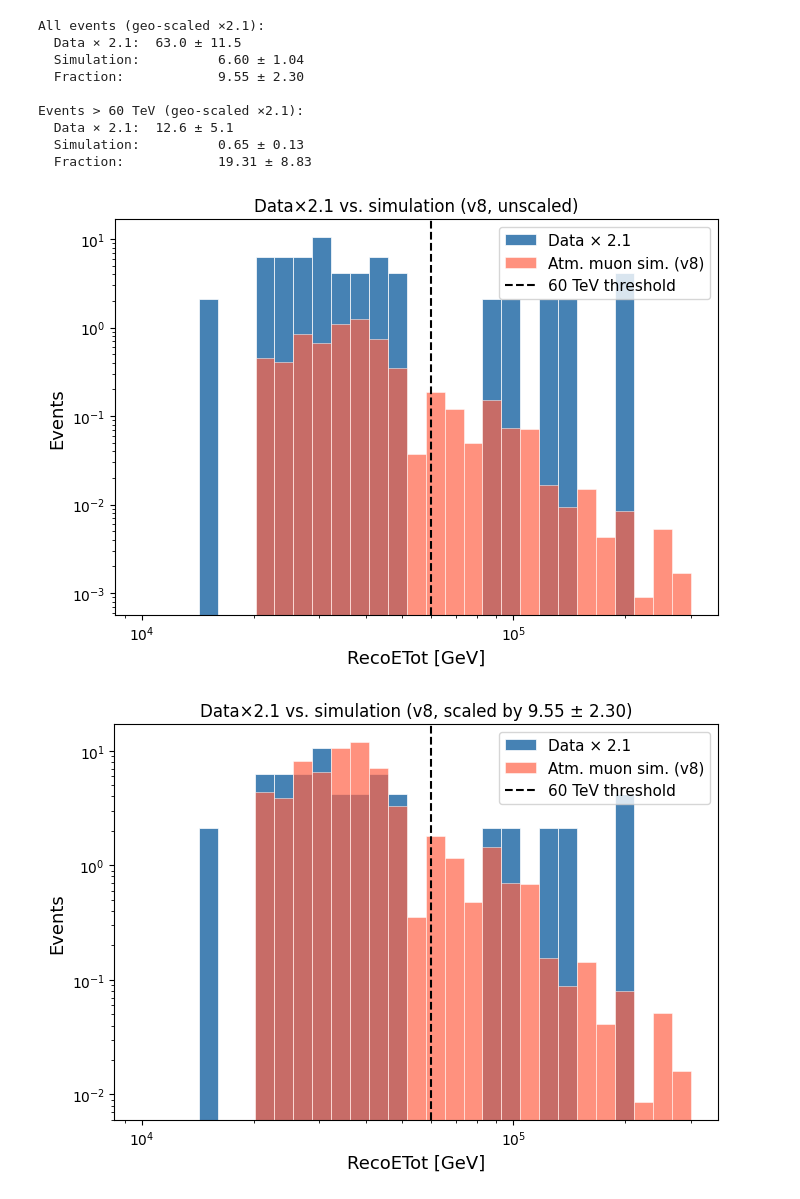
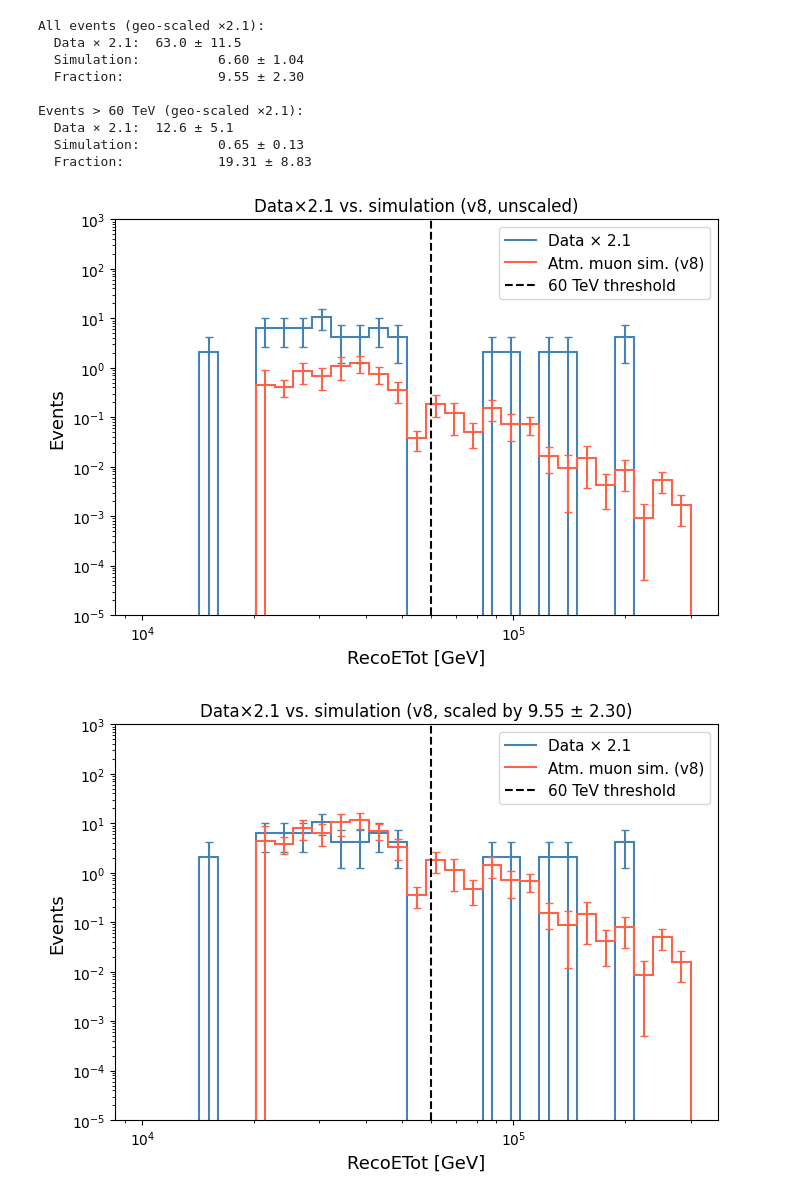
Before and after one commit to tjuanve/muon_tagging_summer_project, a Jupyter notebook: notebooks/muon_tag_analysis.ipynb, the cells around one changed output. Saved outputs shown, nothing was run; the diff lists cells and outputs as text; code cells hidden in the pictures.

```diff
--- a/notebooks/muon_tag_analysis.ipynb
+++ b/notebooks/muon_tag_analysis.ipynb
@@ -11,7 +11,8 @@ PLOT_DIR.mkdir(exist_ok=True)
 H5_FILE = '/data/user/tvaneede/muon_tagging/data_processing/output/h5/merged.h5'
 
 with h5py.File(H5_FILE, 'r') as f:
-    reco_etot = f['RecoETot']['value'][:]  # GeV
+    reco_etot   = f['RecoETot']['value'][:]   # GeV
+    reco_zenith = f['RecoZenith']['value'][:]  # radians
 
 print(f'Total events: {len(reco_etot)}')
 print(f'Energy range: {reco_etot.min():.0f} – {reco_etot.max():.0f} GeV')
@@ -66,14 +67,19 @@ GEO_FACTOR  = 2.1   # geometric acceptance correction
 n_total = len(reco_etot)
 n_above  = np.sum(reco_etot > E_THRESHOLD)
 
-bins = np.logspace(np.log10(10e3), np.log10(300e3), 30)  # 10–300 TeV in GeV
+bins        = np.logspace(np.log10(10e3), np.log10(300e3), 30)  # 10–300 TeV in GeV
+bin_centers = 0.5 * (bins[:-1] + bins[1:])
+
+n_raw   = np.histogram(reco_etot, bins=bins)[0]
+n_geo   = n_raw * GEO_FACTOR
+err_geo = np.sqrt(n_raw) * GEO_FACTOR
 
 fig, ax = plt.subplots(figsize=(7, 5))
 
-ax.hist(reco_etot, bins=bins,
-        weights=np.full(len(reco_etot), GEO_FACTOR),
-        color='steelblue', edgecolor='white', linewidth=0.5,
-        label=f'Data × {GEO_FACTOR}')
+ax.stairs(n_geo, bins, color='steelblue', linewidth=1.5, label=f'Data × {GEO_FACTOR}')
+mask = n_geo > 0
+ax.errorbar(bin_centers[mask], n_geo[mask], yerr=err_geo[mask],
+            fmt='none', color='steelblue', capsize=3)
 ax.axvline(E_THRESHOLD, color='black', linestyle='--', linewidth=1.5,
            label='60 TeV threshold')
 
@@ -141,44 +147,61 @@ Events > 60 TeV (geo-scaled ×2.1):
 def plot_data_sim(reco_etot, sim_energy, sim_weights, bins, title, fname,
                   data_weights=None):
     fig, ax = plt.subplots(figsize=(7, 5))
+    bin_centers = 0.5 * (bins[:-1] + bins[1:])
 
-    kw_data = dict(weights=data_weights) if data_weights is not None else {}
-    label_data = f'Data × {data_weights[0]:.4g}' if data_weights is not None else 'Data'
-    ax.hist(reco_etot, bins=bins, color='steelblue', edgecolor='white', linewidth=0.5,
-            label=label_data, **kw_data)
-    ax.hist(sim_energy, bins=bins, weights=sim_weights,
-            color='tomato', edgecolor='white', linewidth=0.5, alpha=0.7,
-            label=f'Atm. muon sim. ({SIM_DATASET})')
+    # Data
+    n_raw = np.histogram(reco_etot, bins=bins)[0]
+    scale = data_weights[0] if data_weights is not None else 1.0
+    label_data = f'Data × {scale:.4g}' if data_weights is not None else 'Data'
+    n_plot   = n_raw * scale
+    err_plot = np.sqrt(n_raw) * scale
+
+    ax.stairs(n_plot, bins, color='steelblue', linewidth=1.5, label=label_data)
+    mask_d = n_plot > 0
+    ax.errorbar(bin_centers[mask_d], n_plot[mask_d], yerr=err_plot[mask_d],
+                fmt='none', color='steelblue', capsize=3)
+
+    # Simulation
+    w_sum = np.histogram(sim_energy, bins=bins, weights=sim_weights)[0]
+    err_s = np.sqrt(np.histogram(sim_energy, bins=bins, weights=sim_weights**2)[0])
+
+    ax.stairs(w_sum, bins, color='tomato', linewidth=1.5,
+              label=f'Atm. muon sim. ({SIM_DATASET})')
+    mask_s = w_sum > 0
+    ax.errorbar(bin_centers[mask_s], w_sum[mask_s], yerr=err_s[mask_s],
+                fmt='none', color='tomato', capsize=3)
+
     ax.axvline(E_THRESHOLD, color='black', linestyle='--', linewidth=1.5,
                label='60 TeV threshold')
 
     ax.set_xscale('log')
     ax.set_yscale('log')
     ax.set_xlabel('RecoETot [GeV]', fontsize=13)
     ax.set_ylabel('Events', fontsize=13)
     ax.set_title(title, fontsize=12)
+    ax.set_ylim(1e-5,1e3)
     ax.legend(fontsize=11)
     plt.tight_layout()
     plt.savefig(PLOT_DIR / fname, bbox_inches='tight')
     plt.show()
 
 
 dw = np.full(len(reco_etot), GEO_FACTOR)
 
 plot_data_sim(reco_etot, sim_energy, sim_weights, bins,
               title=f'Data×{GEO_FACTOR} vs. simulation ({SIM_DATASET}, unscaled)',
               fname=f'reco_etot_data_geo_sim_{SIM_DATASET}.pdf',
               data_weights=dw)
 
 plot_data_sim(reco_etot, sim_energy, sim_weights * frac_all_geo, bins,
               title=f'Data×{GEO_FACTOR} vs. simulation ({SIM_DATASET}, scaled by {frac_all_geo:.2f} ± {err_all_geo:.2f})',
               fname=f'reco_etot_data_geo_sim_scaled_all_{SIM_DATASET}.pdf',
               data_weights=dw)
 
 plot_data_sim(reco_etot, sim_energy, sim_weights * frac_above_geo, bins,
               title=f'Data×{GEO_FACTOR} vs. simulation ({SIM_DATASET}, >60 TeV: {frac_above_geo:.1f} ± {err_above_geo:.1f})',
               fname=f'reco_etot_data_geo_sim_scaled_above60tev_{SIM_DATASET}.pdf',
               data_weights=dw)
 # %% [output]
-[figure, old version]
+[figure, new version]
-[figure, old version]
+[figure, new version]
```
Also changed, not shown: parts of 6 cells of this notebook, 20 other files.
